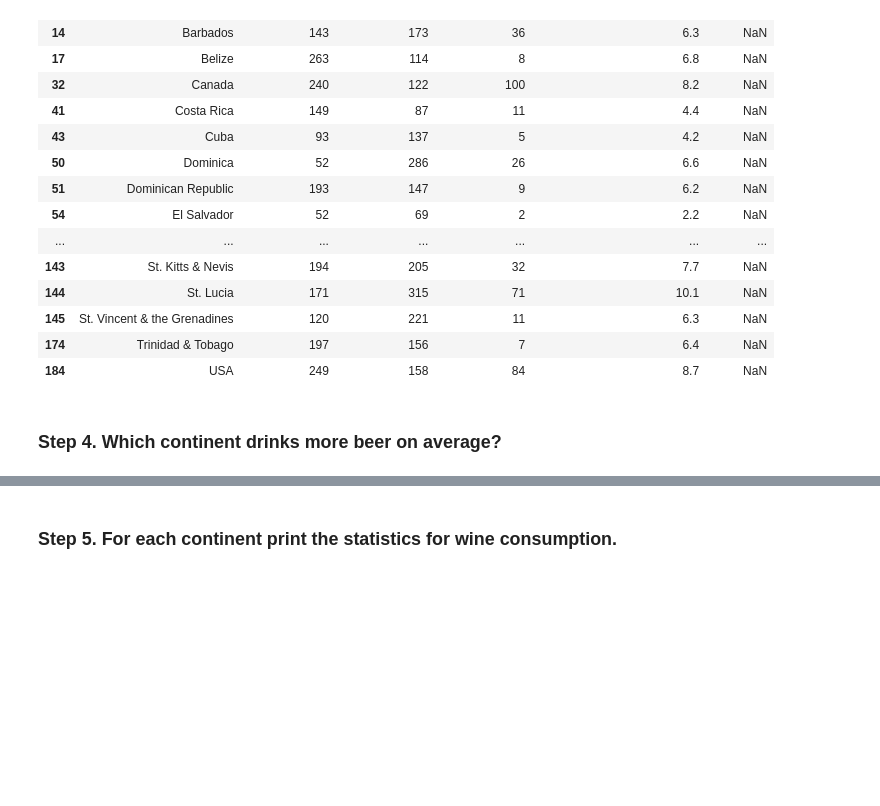
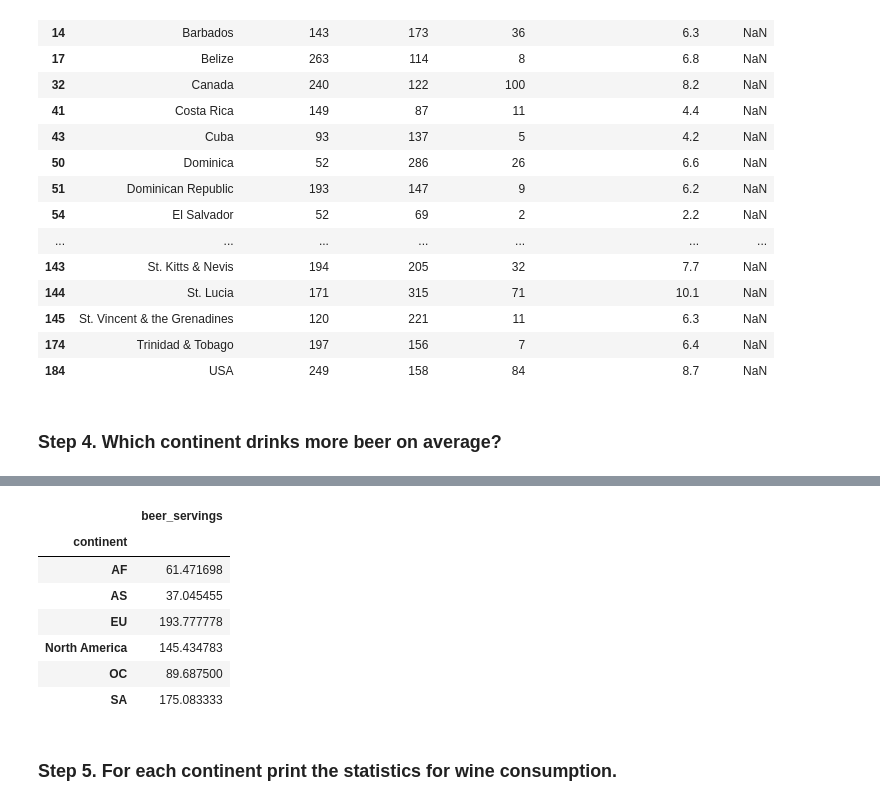
Before and after one commit to aolaso/2026-02-BILBAO-FT-Data-Science, a Jupyter notebook: 2-Data_Analysis/2-Pandas/Practica/4-Alcohol_Consumption/Alcohol_Consumption_Andoni.ipynb, the cells around one changed output, grey strips where cells are left out. Cells and saved outputs as stored; diff of their text form; code cells hidden in the pictures; blank space fills up the shorter version.

```diff
--- a/2-Data_Analysis/2-Pandas/Practica/4-Alcohol_Consumption/Alcohol_Consumption_Andoni.ipynb
+++ b/2-Data_Analysis/2-Pandas/Practica/4-Alcohol_Consumption/Alcohol_Consumption_Andoni.ipynb
@@ -142,3 +186,14 @@ se queda solo con esa primera fila, que es la respuesta: el continente que más
+# %%
+drinks.groupby('continent')[['beer_servings']].mean() # de desta forma lo vemos mejor en formato dataframe, pero no está sorted por orden
+# %% [output]
+|  | beer_servings |
+| continent |  |
+| AF | 61.471698 |
+| AS | 37.045455 |
+| EU | 193.777778 |
+| North America | 145.434783 |
+| OC | 89.687500 |
+| SA | 175.083333 |
 # %% [markdown]
 ### Step 5. For each continent print the statistics for wine consumption.
 # %%
```
Also changed, not shown: parts of 5 cells of this notebook, 16 other files.
